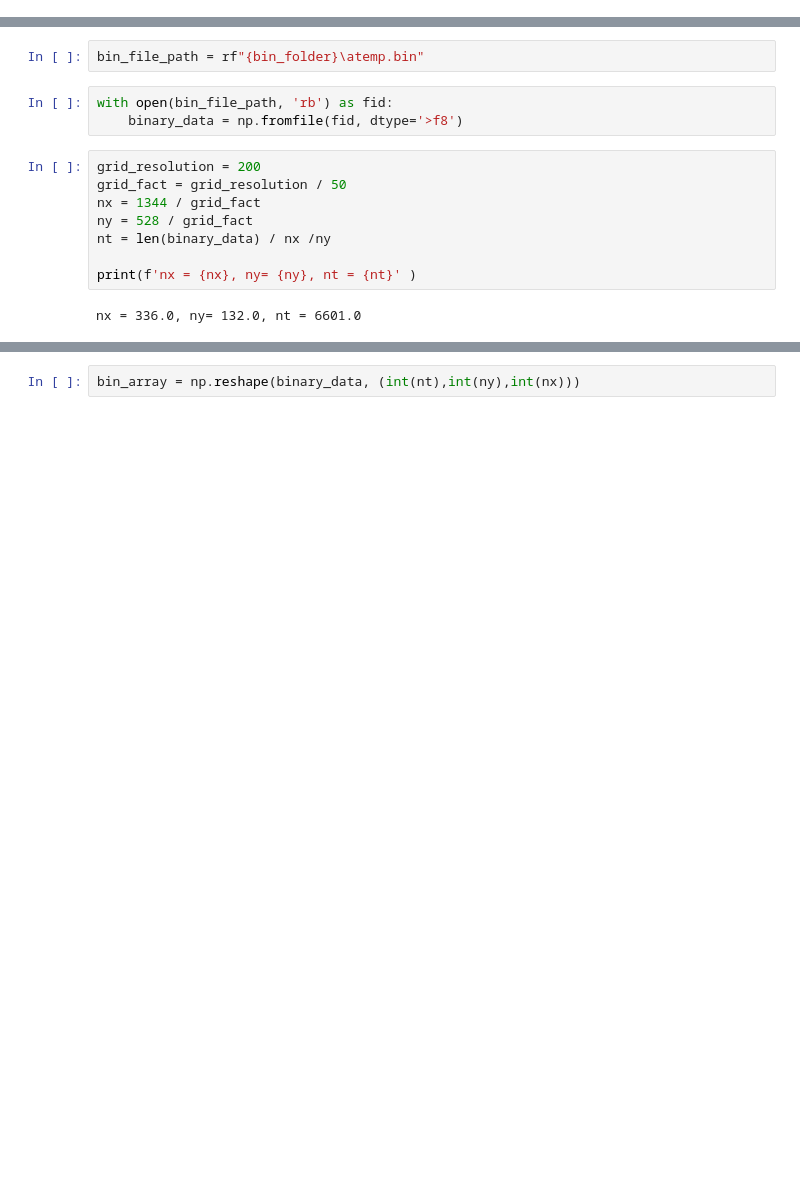
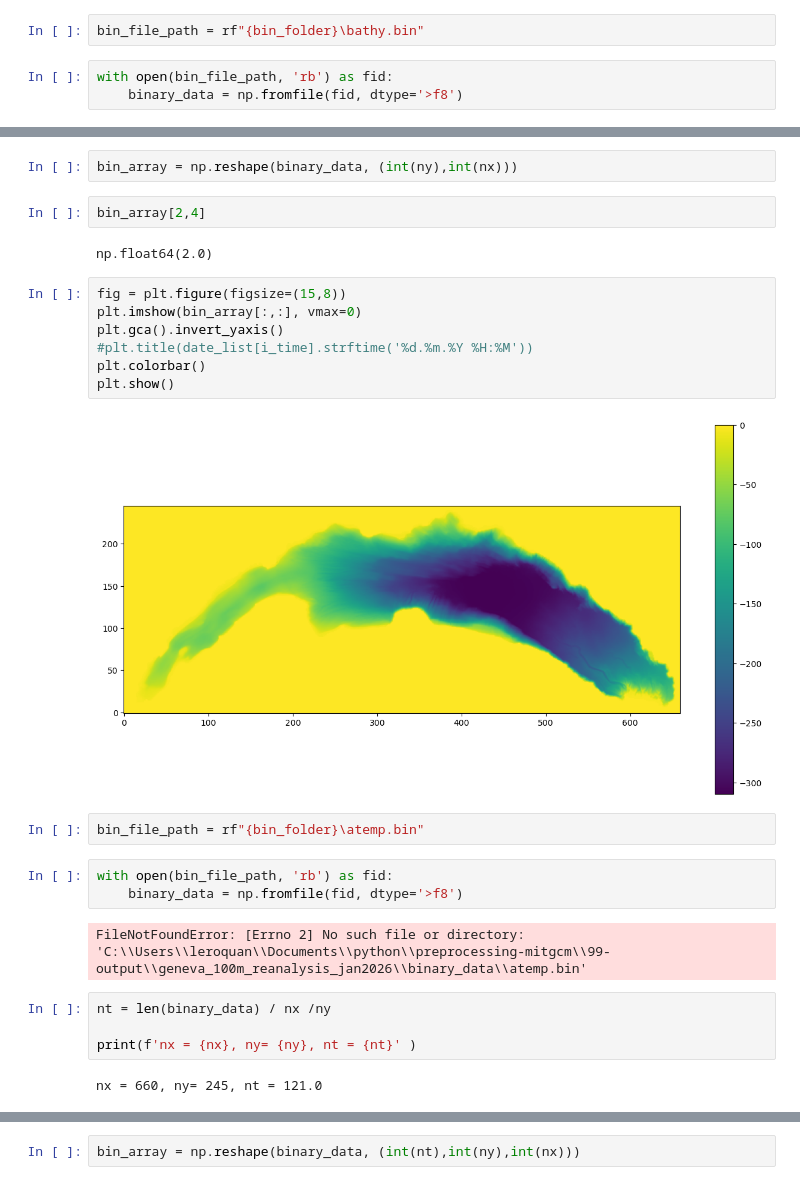
Before and after one commit to leroquan/plot_results, a Jupyter notebook: mitgcm/surface_forcing_analysis/plot_binary_inputs.ipynb, the cells around one changed output, grey strips where cells are left out. Cells and saved outputs as stored; diff of their text form; blank space fills up the shorter version.

```diff
--- a/mitgcm/surface_forcing_analysis/plot_binary_inputs.ipynb
+++ b/mitgcm/surface_forcing_analysis/plot_binary_inputs.ipynb
@@ -5,0 +7,5 @@ bin_folder = r'C:\Users\leroquan\Documents\python\preprocessing-mitgcm\99-output
+# %%
+bin_file_path = rf"{bin_folder}\bathy.bin"
+# %%
+with open(bin_file_path, 'rb') as fid:
+    binary_data = np.fromfile(fid, dtype='>f8')
@@ -6,18 +23,31 @@ bin_folder = r'C:\Users\leroquan\Documents\python\preprocessing-mitgcm\99-output
+# %%
+bin_array = np.reshape(binary_data, (int(ny),int(nx)))
+# %%
+bin_array[2,4]
+# %% [output]
+np.float64(2.0)
+# %%
+fig = plt.figure(figsize=(15,8))
+plt.imshow(bin_array[:,:], vmax=0)
+plt.gca().invert_yaxis()
+#plt.title(date_list[i_time].strftime('%d.%m.%Y %H:%M'))
+plt.colorbar()
+plt.show()
+# %% [output]
+[figure, added]
 # %%
 bin_file_path = rf"{bin_folder}\atemp.bin"
 # %%
 with open(bin_file_path, 'rb') as fid:
     binary_data = np.fromfile(fid, dtype='>f8')
+# %% [output]
+FileNotFoundError: [Errno 2] No such file or directory: 'C:\\Users\\leroquan\\Documents\\python\\preprocessing-mitgcm\\99-output\\geneva_100m_reanalysis_jan2026\\binary_data\\atemp.bin'
-# %%
-grid_resolution = 200
-grid_fact = grid_resolution / 50
-nx = 1344 / grid_fact
-ny = 528 / grid_fact
-nt = len(binary_data) / nx /ny
-
-print(f'nx = {nx}, ny= {ny}, nt = {nt}' )
-# %% [output]
-nx = 336.0, ny= 132.0, nt = 6601.0
+# %%
+nt = len(binary_data) / nx /ny
+
+print(f'nx = {nx}, ny= {ny}, nt = {nt}' )
+# %% [output]
+nx = 660, ny= 245, nt = 121.0
 # %%
 nt / 24
 # %% [output]
```
Also changed, not shown: parts of 55 cells of this notebook, 54 other files.
